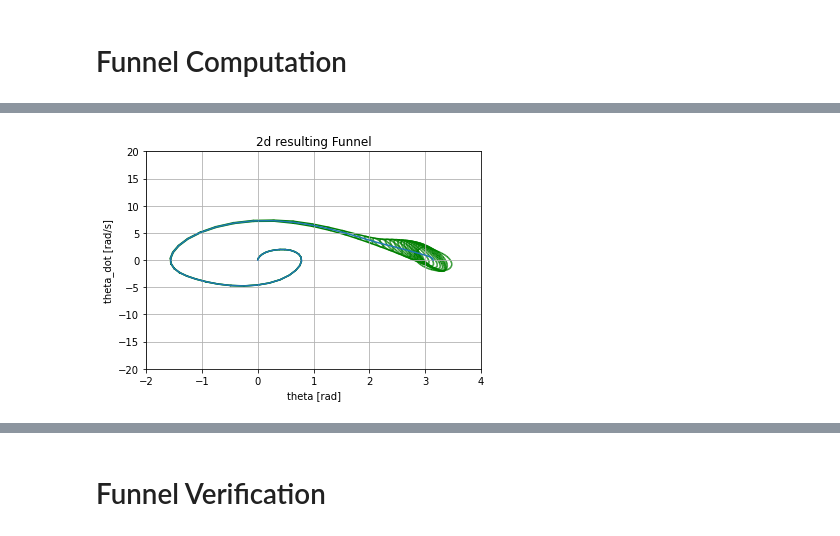
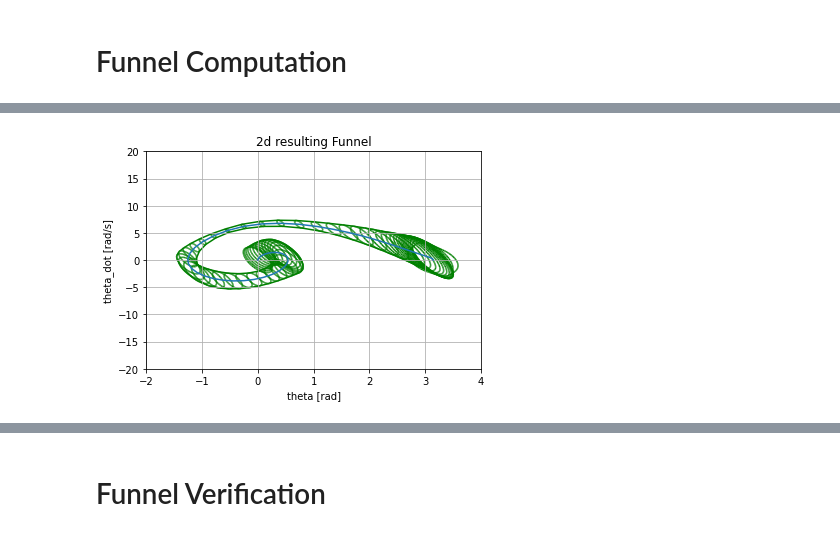
Before and after one commit to FedericoGirlanda/SOS-bilinear-alternation, a Jupyter notebook: main.ipynb, the cells around one changed output, grey strips where cells are left out. Saved outputs shown, nothing was run; the diff lists cells and outputs as text; code cells hidden in the pictures.

```diff
--- a/main.ipynb
+++ b/main.ipynb
@@ -41,26 +43,26 @@ verify = False
 # %%
 log_dir = "nominalTrajectory/log_data"
 csv_path = os.path.join(log_dir, f"trajectory{max_dt}-{N}.csv")
-if not os.path.exists(csv_path):
-    dircal = DirectCollocationCalculator()
-    dircal.init_pendulum(mass=mass,
-                        length=length,
-                        damping=damping,
-                        gravity=gravity,
-                        torque_limit=torque_limit)
-    x_trajectory, dircol, result = dircal.compute_trajectory(N=N,
-                                                            max_dt=max_dt,
-                                                            start_state=x0,
-                                                            goal_state=goal)
-    T, X, XD, U = dircal.extract_trajectory(x_trajectory, dircol, result, N=N)
+#if not os.path.exists(csv_path):
+dircal = DirectCollocationCalculator()
+dircal.init_pendulum(mass=mass,
+                    length=length,
+                    damping=damping,
+                    gravity=gravity,
+                    torque_limit=torque_limit)
+x_trajectory, dircol, result = dircal.compute_trajectory(N=N,
+                                                        max_dt=max_dt,
+                                                        start_state=x0,
+                                                        goal_state=goal)
+T, X, XD, U = dircal.extract_trajectory(x_trajectory, dircol, result, N=N)
 
-    # save results
-    if not os.path.exists(log_dir):
-        os.makedirs(log_dir)
+# save results
+if not os.path.exists(log_dir):
+    os.makedirs(log_dir)
 
-    csv_data = np.vstack((T, X, XD, U)).T
-    np.savetxt(csv_path, csv_data, delimiter=',',
-            header="time,pos,vel,torque", comments="")
+csv_data = np.vstack((T, X, XD, U)).T
+np.savetxt(csv_path, csv_data, delimiter=',',
+        header="time,pos,vel,torque", comments="")
 # %% [markdown]
 # Funnel Computation
 # %%
@@ -148,9 +210,13 @@ controller.set_goal(goal)
 csv_pathFunnelSos = f"log_data/sos/funnel{max_dt}-{N}.csv"
 if not os.path.exists(csv_pathFunnelSos):
     # Application of the algorithm for time-variand RoA estimation
-    (rho, S) = TVSOSrhoBiAlternation(pendulum, controller, time, N, rhof)
+    # Initial rho(t) definition (exponential init)
+    c = 2
+    rho_init = 15*np.exp(c*(time-time[-1])/time[-1])
+    rho_init[-1] = rhof
+    (rho, S) = TVSOSrhoBiAlternation(pendulum, controller, time, N, rhof, phi_t, rho_init)
     saveFunnel(rho, S,time, N, max_dt)
-    plotFunnel(rho, S,x0_traj, time)
+    plotFunnel(rho, S,x0_traj, time, phi_t)
 else:
     plotFunnel_fromCsv(csv_pathFunnelSos, x0_traj,time)
     data = np.loadtxt(csv_pathFunnelSos, skiprows=1, delimiter=",")
@@ -160,4 +225,4 @@ WARNING:drake:The problem has free variables, and CSDP removes the free variable
-[figure, old version]
+[figure, new version]
 # %%
 print("The final rho is: "+str(rho))
 # %% [output]
```
Also changed, not shown: parts of 11 cells of this notebook, 13 other files.
